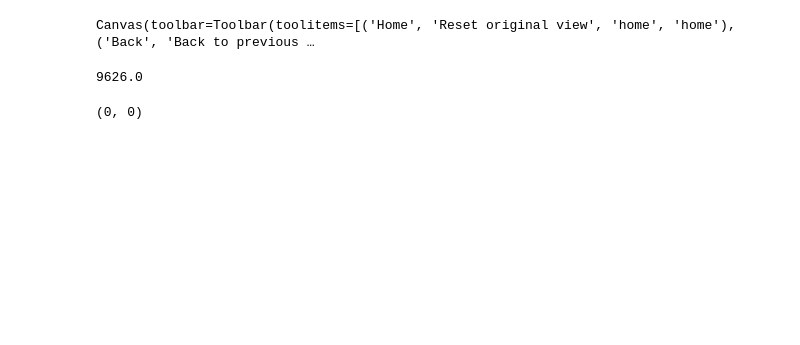
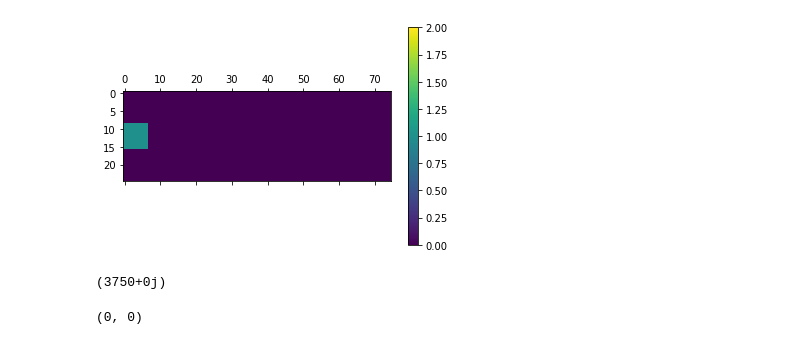
Before and after one commit to lutharsanen/Crowd-Dynamics, a Jupyter notebook: final_project.ipynb, the cells around one changed output. Drawn from its saved outputs; the diff is of its cells as text; code cells hidden in the pictures; blank space fills up the shorter version.

Commit message:
new vizualization and slight model updates, issues with 2D fourier, saving np arrays to disk

```diff
--- a/final_project.ipynb
+++ b/final_project.ipynb
@@ -177,6 +183,6 @@ def run_simulation(agents, weights, rows, cols, thresholds, p_1_2, p_2_0, p_init
 # %%
-rows = 50
-cols = 60
+rows = 25
+cols = 75
 
 R = 2
 # factor of how much more people to the right of a person have an influence compared to the people on the left
@@ -190,41 +196,30 @@ agents = np.zeros((rows, cols), dtype=[('state', np.int), ('next_state', np.int)
 # weights can be pre calculated as they won't change during simulation
 weights = calculate_weights(rows, cols, agents, R)
 # %%
-thresholds = .25, .35
+threshold = .24
 # probability of changing from active state to refracter
-p_1_2 = 0.4
+p_1_2 = .4
 # probability of changing from refracter state to inactive
-p_2_0 = 0.3
+p_2_0 = .3
 # fraction of people on the two most left columns that intitiate the wave
-p_initial = .75
+size_triggering_group = 49
 
+time_steps = 30
 
-time_steps = 70
+res_row_aggregated, res_states_only = run_simulation(agents, weights, rows, cols, threshold, p_1_2, p_2_0, size_triggering_group, time_steps)
 
-# 'res' this is an array with all active agents summed per column, so this is a 1D-Array with the numbers of active agents in each column
-res = run_simulation(agents, weights, rows, cols, thresholds, p_1_2, p_2_0, p_initial, time_steps)
-
-# First set up the figure, the axis, and the plot element we want to animate
 fig = plt.figure(0)
-ax = plt.axes(xlim=(0, cols), ylim=(0, rows))
-line, = ax.plot([], [], lw=2)
-
-index = 0
-
-# initialization function: plot the background of each frame
-def init():
-    line.set_data([], [])
-    return line,
+ax = fig.add_subplot(111)
+cax = ax.matshow(res_states_only[1])
+fig.colorbar(cax)
 
 # animation function.  This is called sequentially
 def animate(i):
-    x = np.linspace(0, cols-1, cols)
-    y = res[i]
-    line.set_data(x, y)
-    return line,
+    cax.set_data(res_states_only[i])
+    return cax
 
 # call the animator.
 # blit=True means only re-draw the parts that have changed.
-anim = animation.FuncAnimation(fig, animate, init_func=init, frames=time_steps, blit=True, interval=1000, cache_frame_data=False)
+anim = animation.FuncAnimation(fig, animate, frames=time_steps)
 # %% [output]
-Canvas(toolbar=Toolbar(toolitems=[('Home', 'Reset original view', 'home', 'home'), ('Back', 'Back to previous …
+[figure, added]
@@ -245,11 +254,11 @@ def findabsoluteMaxofft2(matrix):
 
     return max_value, position
 # %%
-results = findabsoluteMaxofft2(res)
+results = findabsoluteMaxofft2(res_row_aggregated)
 max_value = results[0]
 print(max_value)
 # %% [output]
-9626.0
+(3750+0j)
 # %%
 position = results[1]
 print(position)
```
Also changed, not shown: parts of 6 cells of this notebook, 4 other files.
